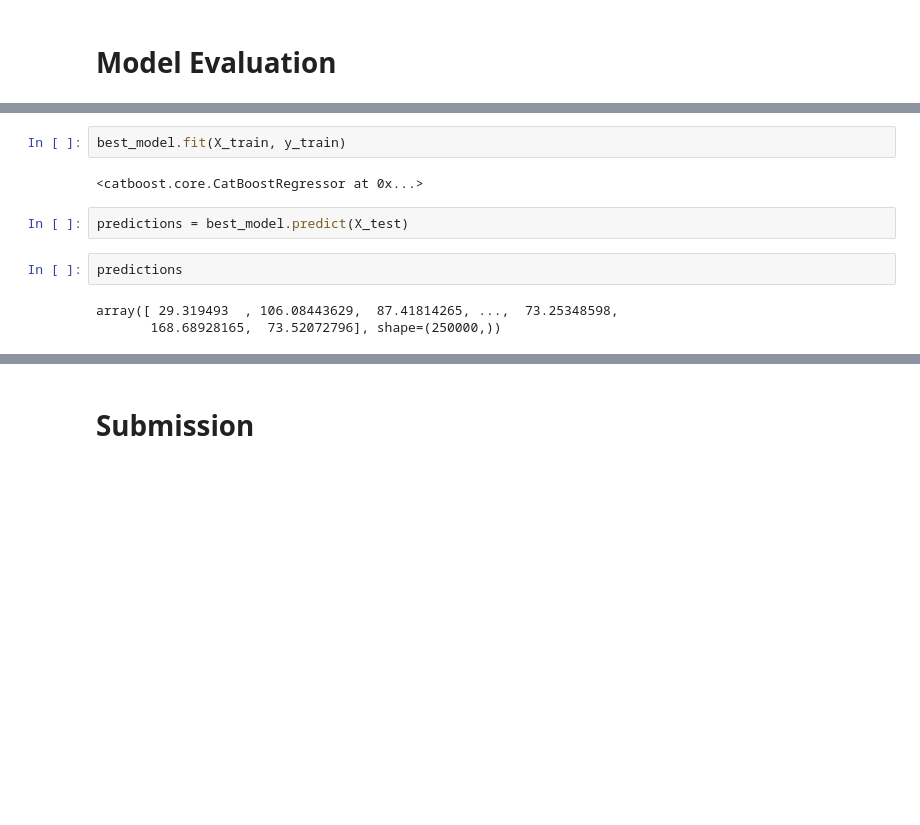
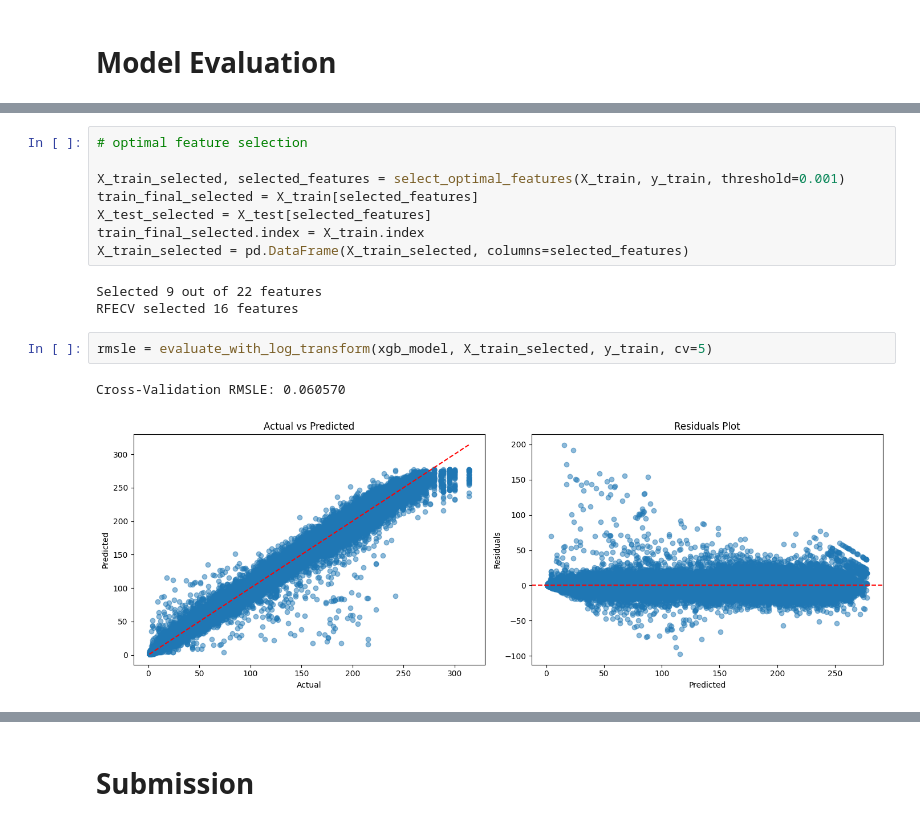
Before and after one commit to AzrilFahmiardi/calorie_expenditure_regression, a Jupyter notebook: azril/main.ipynb, the cells around one changed output, grey strips where cells are left out. Saved outputs shown, nothing was run; the diff lists cells and outputs as text; blank space fills up the shorter version.

```diff
--- a/azril/main.ipynb
+++ b/azril/main.ipynb
@@ -229,11 +622,16 @@ RMSLE: 0.060382
-# %%
-best_model.fit(X_train, y_train)
-# %% [output]
-<catboost.core.CatBoostRegressor at 0x...>
-# %%
-predictions = best_model.predict(X_test)
-# %%
-predictions
-# %% [output]
-array([ 29.319493  , 106.08443629,  87.41814265, ...,  73.25348598,
-       168.68928165,  73.52072796], shape=(250000,))
+# %%
+# optimal feature selection
+
+X_train_selected, selected_features = select_optimal_features(X_train, y_train, threshold=0.001)
+train_final_selected = X_train[selected_features]
+X_test_selected = X_test[selected_features]
+train_final_selected.index = X_train.index
+X_train_selected = pd.DataFrame(X_train_selected, columns=selected_features)
+# %% [output]
+Selected 9 out of 22 features
+RFECV selected 16 features
+# %%
+rmsle = evaluate_with_log_transform(xgb_model, X_train_selected, y_train, cv=5)
+# %% [output]
+Cross-Validation RMSLE: 0.060570
+[figure, added]
```
Also changed, not shown: parts of 33 cells of this notebook, 8 other files.
